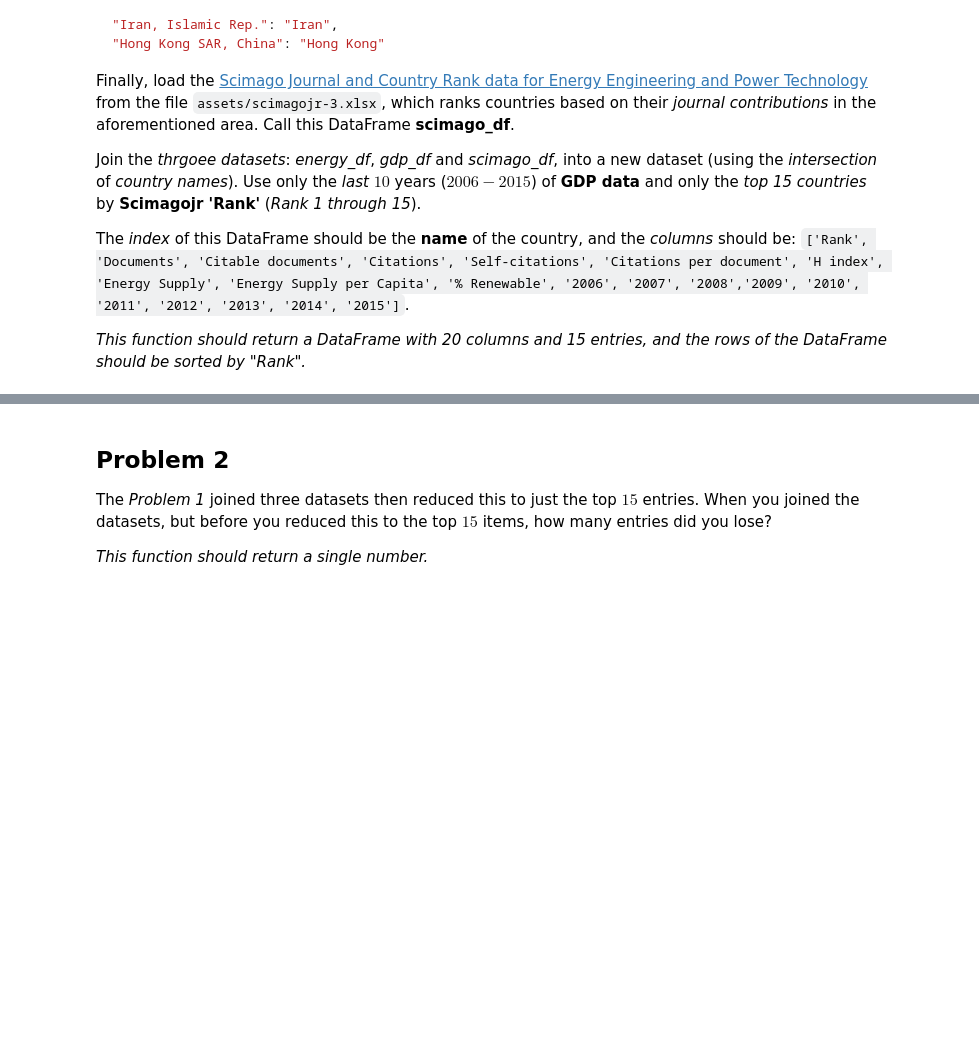
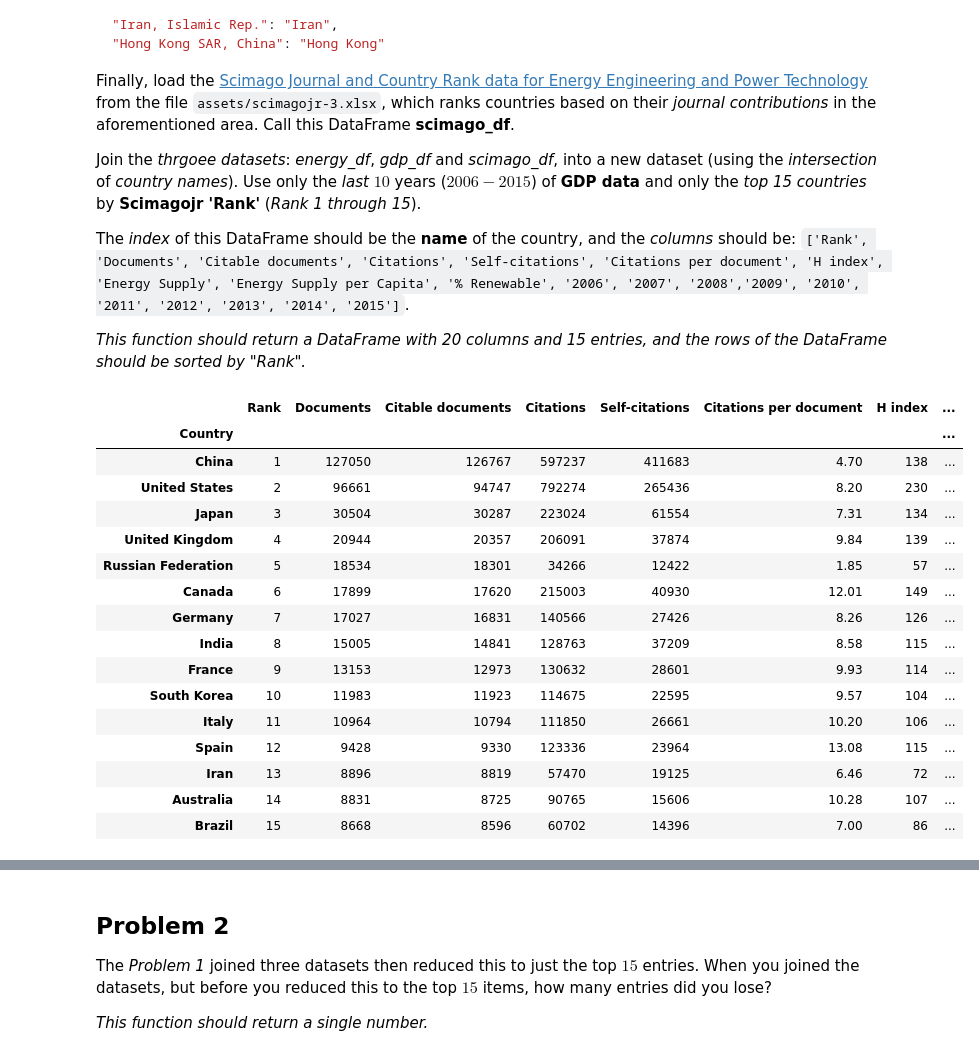
Before and after one commit to EngJuanSER/data-science, a Jupyter notebook: workshops/Workshop_2.ipynb, the cells around one changed output, grey strips where cells are left out. Cells and saved outputs as stored; diff of their text form; code cells hidden in the pictures; blank space fills up the shorter version.

```diff
--- a/workshops/Workshop_2.ipynb
+++ b/workshops/Workshop_2.ipynb
@@ -51,54 +51,96 @@ import pandas as pd
 import numpy as np
 
 def generate_energy_df():
-    energy_df = pd.read_excel('assets/Energy Indicators.xls', skiprows=17, skipfooter=38, usecols=[2, 3, 4, 5], na_values='...')
-    energy_df.columns = ['Country', 'Energy Supply', 'Energy Supply per Capita', '% Renewable']
+
+    energy_df = pd.read_excel('assets/Energy Indicators.xls', skiprows=17, skipfooter=38, usecols=[2, 3, 4, 5], names=['Country', 'Energy Supply', 'Energy Supply per Capita', '% Renewable'], na_values=["..."])
     energy_df['Energy Supply'] *= 1000000
-    energy_df['Country'] = energy_df['Country'].str.replace(r'\d+', '').str.replace(r'\(.*\)', '').str.strip()
-    energy_df.replace({"Republic of Korea": "South Korea",
-                       "United States of America": "United States",
-                       "United Kingdom of Great Britain and Northern Ireland": "United Kingdom",
-                       "China, Hong Kong Special Administrative Region": "Hong Kong"}, inplace=True)
+
+    # energy_df = energy_df.iloc[17:244,:2]
+
+    # Remove parentheses and numeric digits from country names
+    energy_df['Country'] = energy_df['Country'].str.replace(r'\(.*\)', '', regex=True).str.replace(r'\d+', '', regex=True).str.strip()
+
+    # Rename the countries
+    energy_country_renames = {
+        "United States of America": "United States",
+        "United Kingdom of Great Britain and Northern Ireland": "United Kingdom",
+        "Republic of Korea": "South Korea",
+        "Iran (Islamic Republic of)": "Iran",
+        "Hong Kong Special Administrative Region of China": "Hong Kong"
+    }
+    energy_df['Country'] = energy_df['Country'].replace(energy_country_renames)
+
+
     return energy_df
 
 def get_GDP_df():
+
     def is_number(s: str) -> bool:
         """
         Check if a string is a number.
 
         Args:
             s (str): The string to check.
 
         Returns:
             A boolean indicating if the string is a number.
         """
         try:
             int(s)
             return True
         except ValueError:
             return False
+    gdp_df = pd.read_csv('assets/world_bank.csv', skiprows=4)
+    country_renames_gdp = {
+        "Korea, Rep.": "South Korea",
+        "Iran, Islamic Rep.": "Iran",
+        "Hong Kong SAR, China": "Hong Kong"
+    }
+    gdp_df['Country Name'] = gdp_df['Country Name'].replace(country_renames_gdp)
 
-    gdp_df = pd.read_csv('assets/world_bank.csv', skiprows=4)
+    gdp_df = gdp_df[['Country Name', '2006', '2007', '2008', '2009', '2010', '2011', '2012', '2013', '2014', '2015']]
     gdp_df.rename(columns={'Country Name': 'Country'}, inplace=True)
-    gdp_df.replace({"Korea, Rep.": "South Korea",
-                    "Iran, Islamic Rep.": "Iran",
-                    "Hong Kong SAR, China": "Hong Kong"}, inplace=True)
+
     return gdp_df
 
 def get_scimago_df():
-    scimago_df = pd.read_excel('assets/scimagojr-3.xlsx')
+    scimago_df = pd.read_excel('assets/scimagojr-3.xlsx', engine='openpyxl')
+
     return scimago_df
 
 def answer_one():
     energy_df = generate_energy_df()
     gdp_df = get_GDP_df()
     scimago_df = get_scimago_df()
 
-    gdp_df = gdp_df[['Country'] + list(map(str, range(2006, 2015 + 1)))]
-    merged_df = pd.merge(scimago_df, energy_df, how='inner', left_on='Country', right_on='Country')
-    merged_df = pd.merge(merged_df, gdp_df, how='inner', left_on='Country', right_on='Country')
-    merged_df = merged_df[merged_df['Rank'] <= 15]
+    scimago_15 = scimago_df[scimago_df['Rank'] <= 15]
+
+    merged_df = pd.merge(scimago_15, energy_df, on='Country', how='inner')
+    merged_df = pd.merge(merged_df, gdp_df, on='Country', how='inner')
+
     merged_df.set_index('Country', inplace=True)
+    merged_df.sort_values(by='Rank', inplace=True)
+
     return merged_df
+
+answer_one()
+# %% [output]
+|  | Rank | Documents | Citable documents | Citations | Self-citations | Citations per document | H index | ... |
+| Country |  |  |  |  |  |  |  | ... |
+| China | 1 | 127050 | 126767 | 597237 | 411683 | 4.70 | 138 | ... |
+| United States | 2 | 96661 | 94747 | 792274 | 265436 | 8.20 | 230 | ... |
+| Japan | 3 | 30504 | 30287 | 223024 | 61554 | 7.31 | 134 | ... |
+| United Kingdom | 4 | 20944 | 20357 | 206091 | 37874 | 9.84 | 139 | ... |
+| Russian Federation | 5 | 18534 | 18301 | 34266 | 12422 | 1.85 | 57 | ... |
+| Canada | 6 | 17899 | 17620 | 215003 | 40930 | 12.01 | 149 | ... |
+| Germany | 7 | 17027 | 16831 | 140566 | 27426 | 8.26 | 126 | ... |
+| India | 8 | 15005 | 14841 | 128763 | 37209 | 8.58 | 115 | ... |
+| France | 9 | 13153 | 12973 | 130632 | 28601 | 9.93 | 114 | ... |
+| South Korea | 10 | 11983 | 11923 | 114675 | 22595 | 9.57 | 104 | ... |
+| Italy | 11 | 10964 | 10794 | 111850 | 26661 | 10.20 | 106 | ... |
+| Spain | 12 | 9428 | 9330 | 123336 | 23964 | 13.08 | 115 | ... |
+| Iran | 13 | 8896 | 8819 | 57470 | 19125 | 6.46 | 72 | ... |
+| Australia | 14 | 8831 | 8725 | 90765 | 15606 | 10.28 | 107 | ... |
+| Brazil | 15 | 8668 | 8596 | 60702 | 14396 | 7.00 | 86 | ... |
 # %%
 # example of test cases
```
Also changed, not shown: parts of 25 cells of this notebook.
